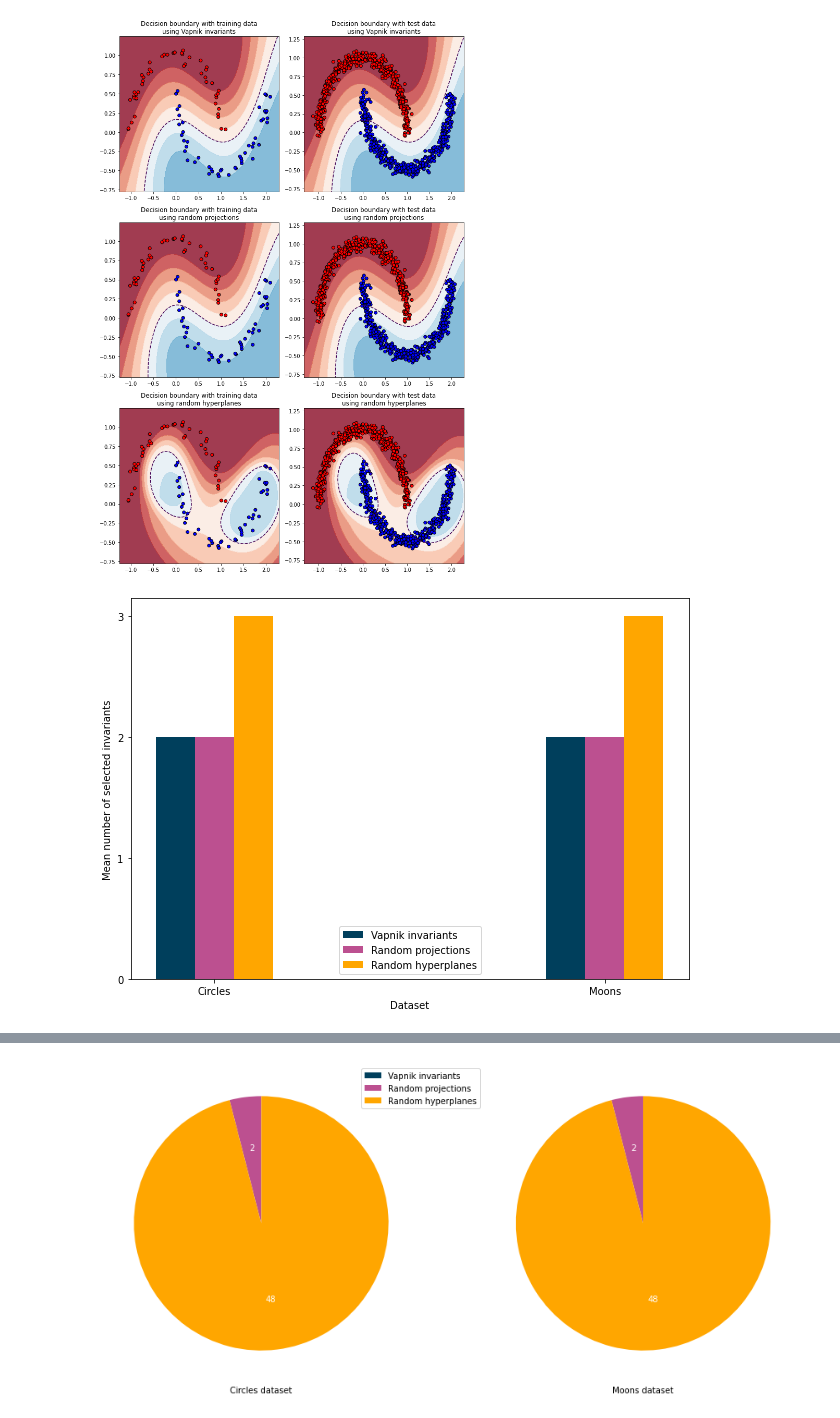
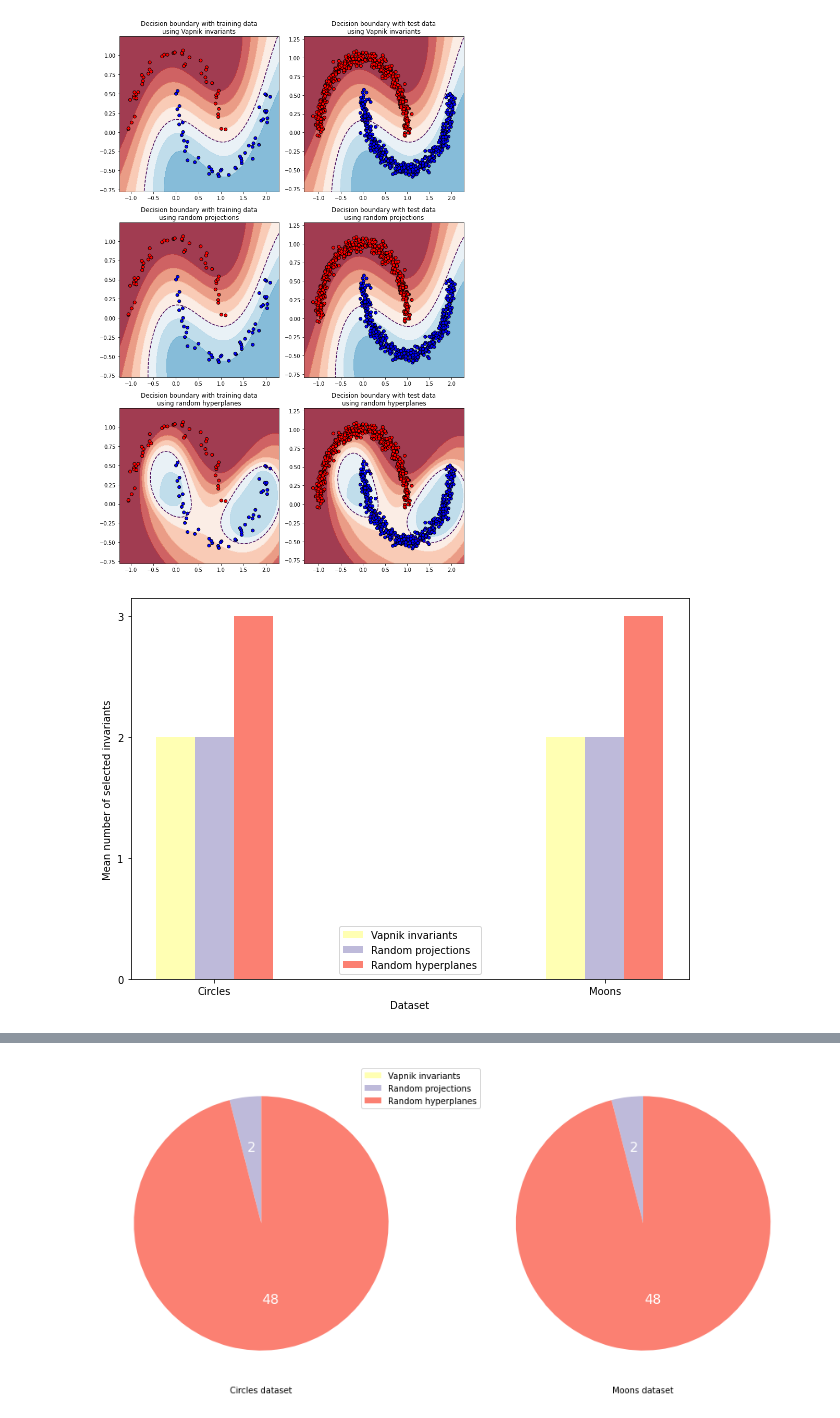
Before and after one commit to Vol0kin/LearningWithInvariants, a Jupyter notebook: experiments/Toy_Data_Experimentation.ipynb, the cells around one changed output, grey strips where cells are left out. Cells and saved outputs as stored; diff of their text form; code cells hidden in the pictures.

```diff
--- a/experiments/Toy_Data_Experimentation.ipynb
+++ b/experiments/Toy_Data_Experimentation.ipynb
@@ -182,9 +184,9 @@ width = 0.1
 X = ["Circles", "Moons"]
 X_axis = np.arange(len(X))
 plt.figure(figsize=(10, 7))
-plt.bar(X_axis - width, vapnik_results, width=width, label="Vapnik invariants", color="#003f5c")
-plt.bar(X_axis, proj_results, width=width, label="Random projections", color="#bc5090")
-plt.bar(X_axis + width, hyp_results, width=width, label="Random hyperplanes", color="#ffa600")
+plt.bar(X_axis - width, vapnik_results, width=width, label="Vapnik invariants", color="#ffffb3")
+plt.bar(X_axis, proj_results, width=width, label="Random projections", color="#bebada")
+plt.bar(X_axis + width, hyp_results, width=width, label="Random hyperplanes", color="#fb8072")
 
 plt.xticks(X_axis, X)
 plt.yticks(np.arange(0, 4))
@@ -197,7 +199,7 @@ plt.legend()
 plt.savefig("num_selected_invariants.png")
 plt.show()
 # %% [output]
-[figure, old version]
+[figure, new version]
 # %%
 from collections import Counter
 
@@ -306,32 +308,34 @@ total_selected_means = {
         np.round(np.mean(moons_n_selected[InvariantTypes.VAPNIK])),
         np.round(np.mean(moons_n_selected[InvariantTypes.PROJECTION])),
         np.round(np.mean(moons_n_selected[InvariantTypes.HYPERPLANE])),
     ],
 }
 
 
-category_colors = ["#003f5c", "#bc5090", "#ffa600"]
+category_colors = ['#ffffb3', '#bebada', '#fb8072',]
 category_names = ["Vapnik invariants", "Random projections", "Random hyperplanes"]
 
 fig, (ax1, ax2) = plt.subplots(1, 2, figsize=(15, 10))
 
 autopct_func = lambda p: f'{p * 50 / 100:.0f}' if p > 0 else ''
 
 _, _, txt_1 = ax1.pie(total_selected_means['Circles'], colors=category_colors, autopct=autopct_func, startangle=90)
 _, _, txt_2 = ax2.pie(total_selected_means['Moons'], colors=category_colors, autopct=autopct_func, startangle=90)
 
 for text in txt_1:
     text.set_color('white')
+    text.set_size(16)
 
 for text in txt_2:
     text.set_color('white')
+    text.set_size(16)
 
 ax1.set_xlabel('Circles dataset')
 ax2.set_xlabel('Moons dataset')
 
 plt.legend(labels=category_names, loc="upper left", bbox_to_anchor=(-0.4, 1))
 
 plt.savefig("mean_num_selected.png")
 plt.show()
 # %% [output]
-[figure, old version]
+[figure, new version]
```
Also changed, not shown: parts of 1 cell of this notebook, 1 other file.
